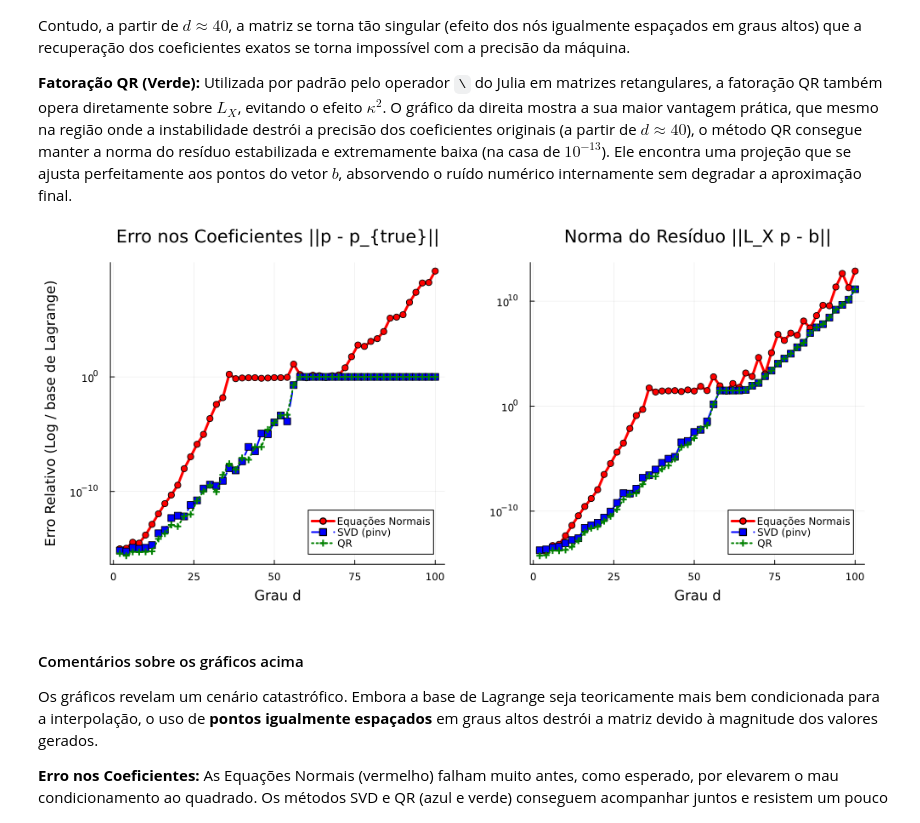
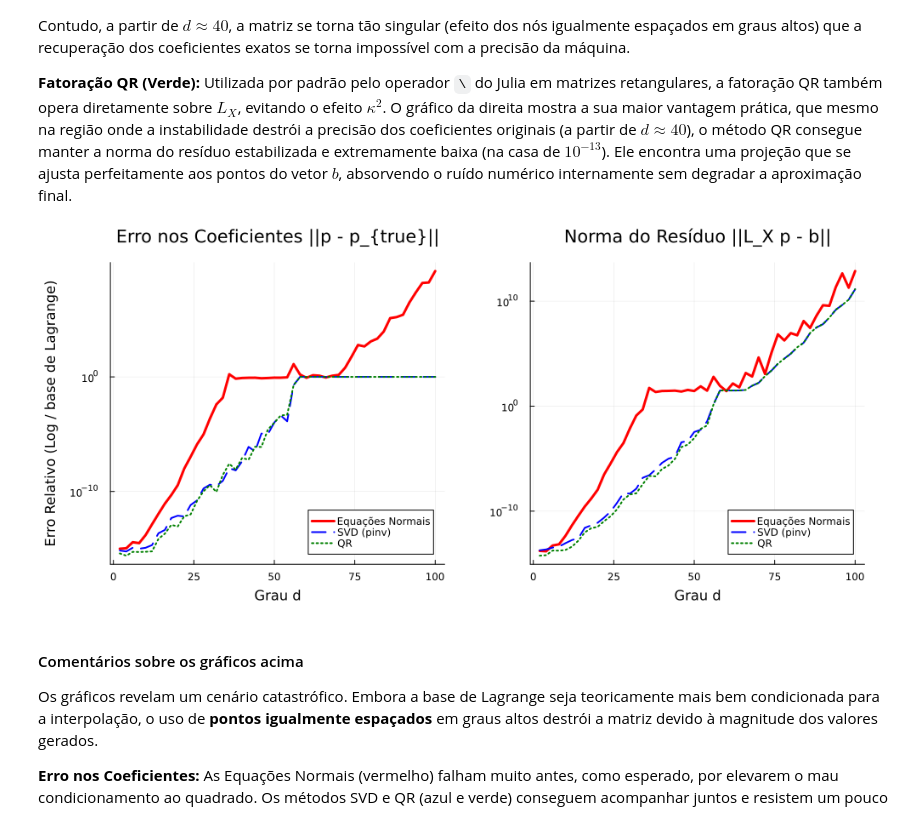
Before and after one commit to Jose-Pedro-Dresch/aln_pjt3_polinomios, a Jupyter notebook: Projeto3_julia (1).ipynb, the cells around one changed output. Drawn from its saved outputs; the diff is of its cells as text; code cells hidden in the pictures.

```diff
--- a/Projeto3_julia (1).ipynb
+++ b/Projeto3_julia (1).ipynb
@@ -1019,40 +1019,40 @@ for (i, d) in enumerate(d_vals)
     p_normal = inv(L' * L) * (L' * b)
 
     # Método 2: Decomposição SVD
     p_pinv = pinv(L) * b
 
     # Método 3: Fatoração QR (O operador \ do Julia usa QR para matrizes retangulares)
     p_qr = L \ b
 
     # 1. Calculando o erro nos coeficientes
     err_p_normal[i] = norm(p_normal - p_true) / norm(p_true)
     err_p_pinv[i]   = norm(p_pinv - p_true) / norm(p_true)
     err_p_qr[i]     = norm(p_qr - p_true) / norm(p_true)
 
     # 2. Calculando a norma do resíduo
     res_normal[i] = norm(L * p_normal - b)
     res_pinv[i]   = norm(L * p_pinv - b)
     res_qr[i]     = norm(L * p_qr - b)
 end
 
 # ================= Plotagem ================= #
 # Gráfico 1: Erro nos coeficientes
-p1 = plot(d_vals, err_p_normal .+ 1e-16, label="Equações Normais", lw=3, marker=:circle, color=:red)
-plot!(p1, d_vals, err_p_pinv .+ 1e-16, label="SVD (pinv)", lw=2, marker=:square, ls=:dash, color=:blue)
-plot!(p1, d_vals, err_p_qr .+ 1e-16, label="QR", lw=2, marker=:cross, ls=:dot, color=:green)
+p1 = plot(d_vals, err_p_normal .+ 1e-16, label="Equações Normais", lw=3, color=:red)
+plot!(p1, d_vals, err_p_pinv .+ 1e-16, label="SVD (pinv)", lw=2, ls=:dash, color=:blue)
+plot!(p1, d_vals, err_p_qr .+ 1e-16, label="QR", lw=2, ls=:dot, color=:green)
 plot!(p1, yscale=:log10, title="Erro nos Coeficientes ||p - p_{true}||",
       xlabel="Grau d", ylabel="Erro Relativo (Log / base de Lagrange)", legend=:bottomright, grid=true)
 
 # Gráfico 2: Norma do Resíduo
-p2 = plot(d_vals, res_normal .+ 1e-16, label="Equações Normais", lw=3, marker=:circle, color=:red)
-plot!(p2, d_vals, res_pinv .+ 1e-16, label="SVD (pinv)", lw=2, marker=:square, ls=:dash, color=:blue)
-plot!(p2, d_vals, res_qr .+ 1e-16, label="QR", lw=2, marker=:cross, ls=:dot, color=:green)
+p2 = plot(d_vals, res_normal .+ 1e-16, label="Equações Normais", lw=3, color=:red)
+plot!(p2, d_vals, res_pinv .+ 1e-16, label="SVD (pinv)", lw=2, ls=:dash, color=:blue)
+plot!(p2, d_vals, res_qr .+ 1e-16, label="QR", lw=2, ls=:dot, color=:green)
 plot!(p2, yscale=:log10, title="Norma do Resíduo ||L_X p - b||",
       xlabel="Grau d", legend=:bottomright, grid=true)
 
 plot(p1, p2, layout=(1, 2), size=(1000, 450), margin=5Plots.mm)
 # %% [output]
-[figure, old version]
+[figure, new version]
 # %% [markdown]
 #### Comentários sobre os gráficos acima
 
```
Also changed, not shown: parts of 3 cells of this notebook.
